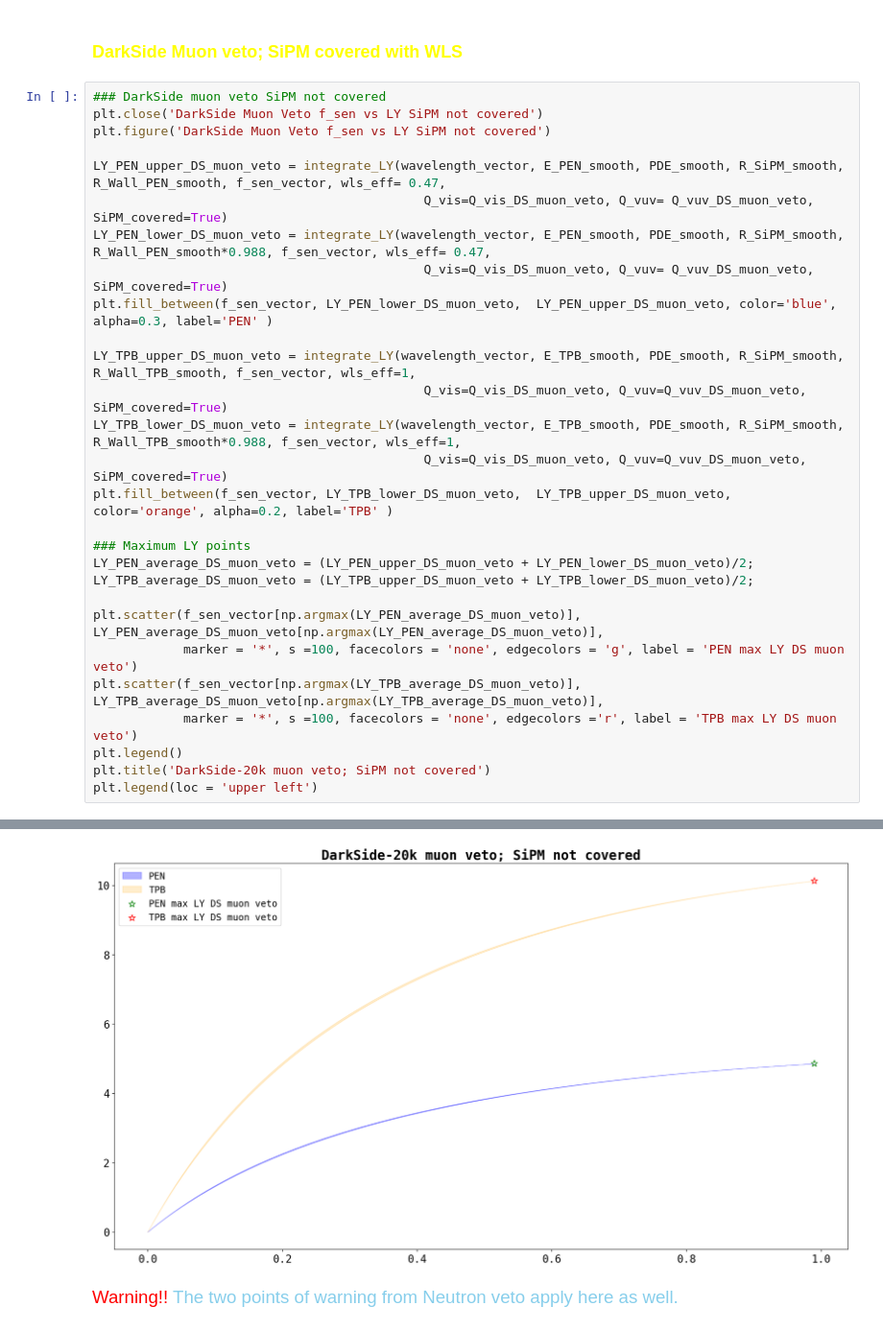
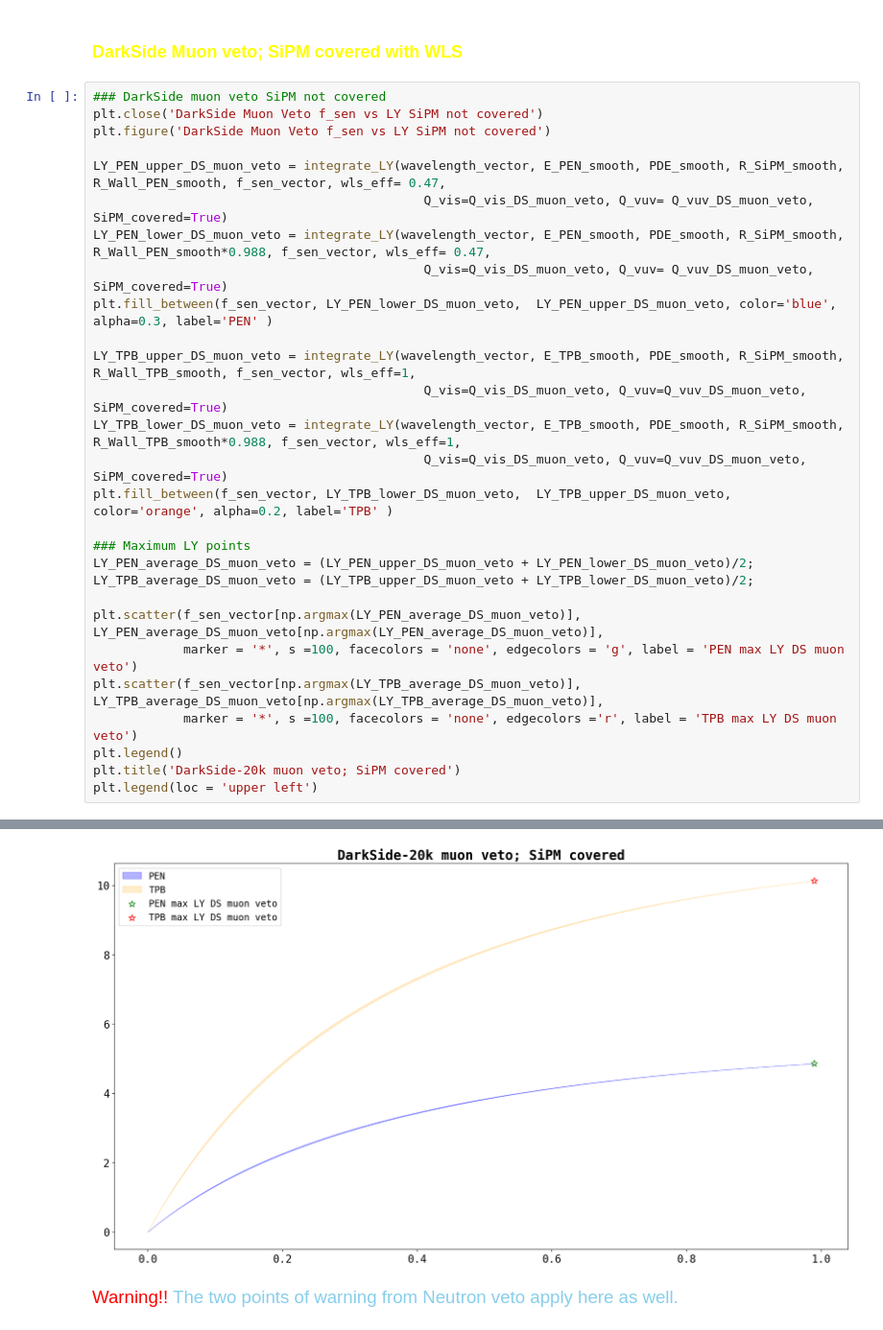
Before and after one commit to sarthchoudhary/AMELY, a Jupyter notebook: AMLY_V2.ipynb, the cells around one changed output, grey strips where cells are left out. Shown at 96% size. Cells and saved outputs as stored; diff of their text form.

```diff
--- a/AMLY_V2.ipynb
+++ b/AMLY_V2.ipynb
@@ -983,34 +981,34 @@ Text(0.5, 1.0, 'DarkSide-20k neutron veto; SiPM not covered')
 # %%
 ### DarkSide muon veto SiPM not covered
 plt.close('DarkSide Muon Veto f_sen vs LY SiPM not covered')
 plt.figure('DarkSide Muon Veto f_sen vs LY SiPM not covered')
 
 LY_PEN_upper_DS_muon_veto = integrate_LY(wavelength_vector, E_PEN_smooth, PDE_smooth, R_SiPM_smooth, R_Wall_PEN_smooth, f_sen_vector, wls_eff= 0.47,
                                             Q_vis=Q_vis_DS_muon_veto, Q_vuv= Q_vuv_DS_muon_veto, SiPM_covered=True)
 LY_PEN_lower_DS_muon_veto = integrate_LY(wavelength_vector, E_PEN_smooth, PDE_smooth, R_SiPM_smooth, R_Wall_PEN_smooth*0.988, f_sen_vector, wls_eff= 0.47,
                                             Q_vis=Q_vis_DS_muon_veto, Q_vuv= Q_vuv_DS_muon_veto, SiPM_covered=True)
 plt.fill_between(f_sen_vector, LY_PEN_lower_DS_muon_veto,  LY_PEN_upper_DS_muon_veto, color='blue', alpha=0.3, label='PEN' )
 
 LY_TPB_upper_DS_muon_veto = integrate_LY(wavelength_vector, E_TPB_smooth, PDE_smooth, R_SiPM_smooth, R_Wall_TPB_smooth, f_sen_vector, wls_eff=1,
                                             Q_vis=Q_vis_DS_muon_veto, Q_vuv=Q_vuv_DS_muon_veto, SiPM_covered=True)
 LY_TPB_lower_DS_muon_veto = integrate_LY(wavelength_vector, E_TPB_smooth, PDE_smooth, R_SiPM_smooth, R_Wall_TPB_smooth*0.988, f_sen_vector, wls_eff=1,
                                             Q_vis=Q_vis_DS_muon_veto, Q_vuv=Q_vuv_DS_muon_veto, SiPM_covered=True)
 plt.fill_between(f_sen_vector, LY_TPB_lower_DS_muon_veto,  LY_TPB_upper_DS_muon_veto, color='orange', alpha=0.2, label='TPB' )
 
 ### Maximum LY points
 LY_PEN_average_DS_muon_veto = (LY_PEN_upper_DS_muon_veto + LY_PEN_lower_DS_muon_veto)/2;
 LY_TPB_average_DS_muon_veto = (LY_TPB_upper_DS_muon_veto + LY_TPB_lower_DS_muon_veto)/2;
 
 plt.scatter(f_sen_vector[np.argmax(LY_PEN_average_DS_muon_veto)], LY_PEN_average_DS_muon_veto[np.argmax(LY_PEN_average_DS_muon_veto)],
             marker = '*', s =100, facecolors = 'none', edgecolors = 'g', label = 'PEN max LY DS muon veto')
 plt.scatter(f_sen_vector[np.argmax(LY_TPB_average_DS_muon_veto)], LY_TPB_average_DS_muon_veto[np.argmax(LY_TPB_average_DS_muon_veto)],
             marker = '*', s =100, facecolors = 'none', edgecolors ='r', label = 'TPB max LY DS muon veto')
 plt.legend()
-plt.title('DarkSide-20k muon veto; SiPM not covered')
+plt.title('DarkSide-20k muon veto; SiPM covered')
 plt.legend(loc = 'upper left')
 # %% [output]
 <matplotlib.legend.Legend at 0x...>
-[figure, old version]
+[figure, new version]
 # %% [markdown]
 <p>
     <span style = 'color: red; font-size:14pt'> Warning!! </span>
```
Also changed, not shown: parts of 10 cells of this notebook.
